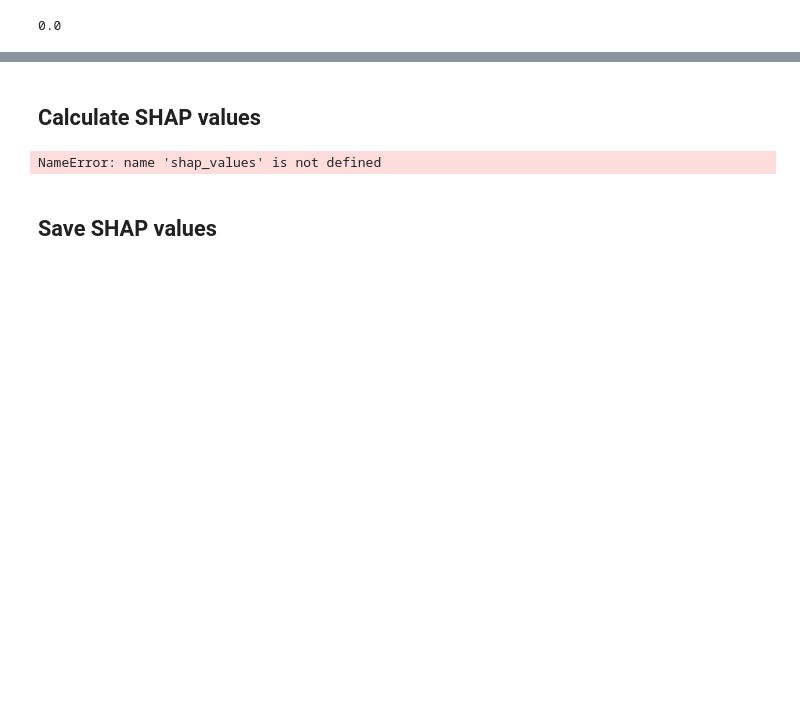
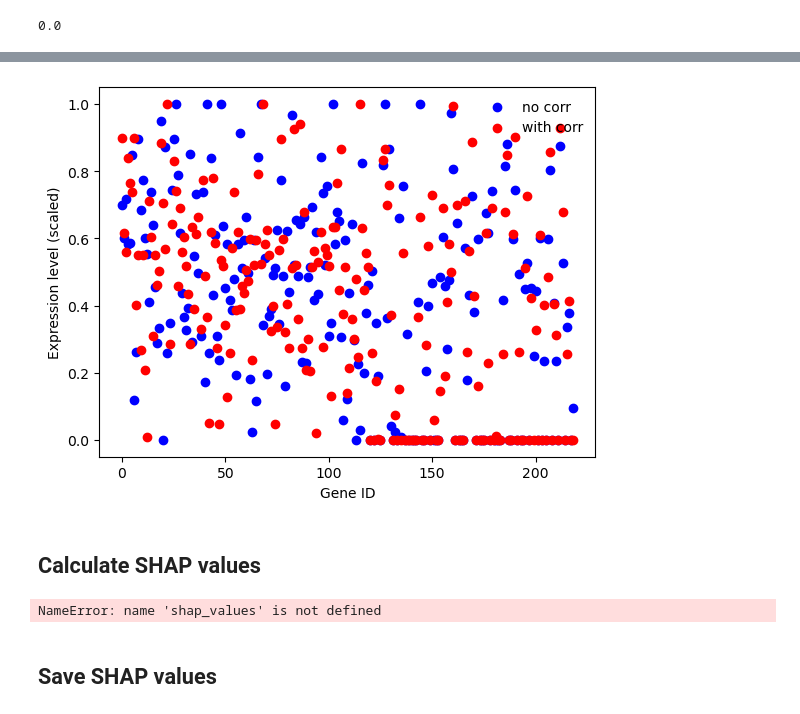
Before and after one commit to Sharday/Enhancing_patient_stratification_explainable_AI, a Jupyter notebook: gene_shap_minimal/feature_dependence_workflow_calc_shap_builtin_fn.ipynb, the cells around one changed output, grey strips where cells are left out. Cells and saved outputs as stored; diff of their text form; code cells hidden in the pictures; blank space fills up the shorter version.

```diff
--- a/gene_shap_minimal/feature_dependence_workflow_calc_shap_builtin_fn.ipynb
+++ b/gene_shap_minimal/feature_dependence_workflow_calc_shap_builtin_fn.ipynb
@@ -309,3 +321,19 @@ plt.show()
+# %%
+fig, ax = plt.subplots(1, 1)
+xr = np.arange(219)
+ax.scatter(xr, test_sample, c='b', label="no corr")
+ax.scatter(xr, patient_sample, c='r', label="with corr")
+
+
+# ax.set_title("The effect of the use of correlations on sample distributions")
+ax.set_xlabel("Gene ID")
+ax.set_ylabel("Expression level (scaled)")
+
+
+ax.legend(loc='best', frameon=False)
+plt.show()
+# %% [output]
+[figure, added]
 # %% [markdown]
 ## Calculate SHAP values
 # %%
```
Also changed, not shown: parts of 21 cells of this notebook, 30 other files.
